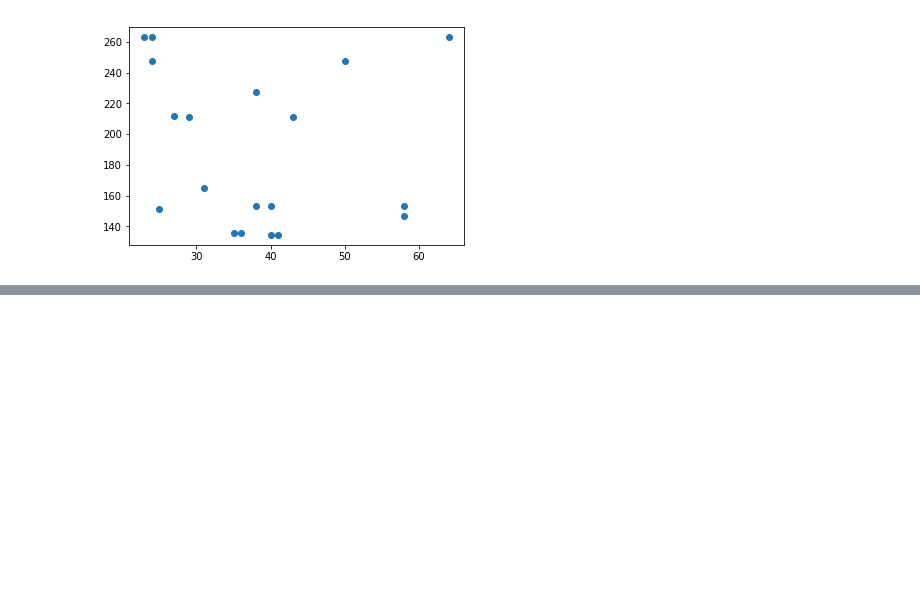
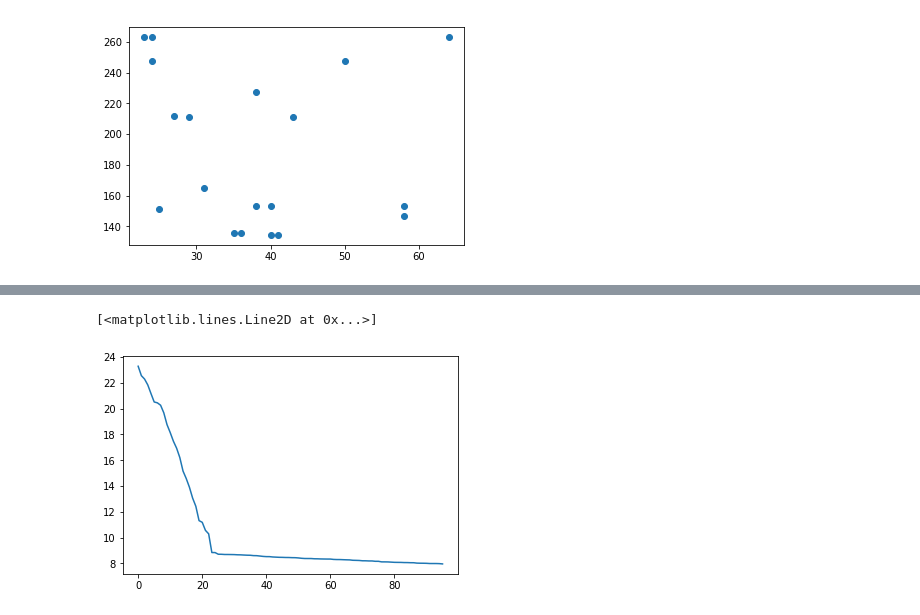
Before and after one commit to jimzhang1030/AI-For-NLP, a Jupyter notebook: lecture-03.ipynb, the cells around one changed output, grey strips where cells are left out. Cells and saved outputs as stored; diff of their text form; code cells hidden in the pictures; blank space fills up the shorter version.

```diff
--- a/lecture-03.ipynb
+++ b/lecture-03.ipynb
@@ -288,0 +298,5 @@ f(age) = 7.996654728296441 * age + 2.7755626340042028.with error rate:138.307566
+# %%
+plt.plot(range(len(losses)), losses)           #注意要加range使连续
+# %% [output]
+[<matplotlib.lines.Line2D at 0x...>]
+[figure, added]
```
Also changed, not shown: parts of 26 cells of this notebook.
